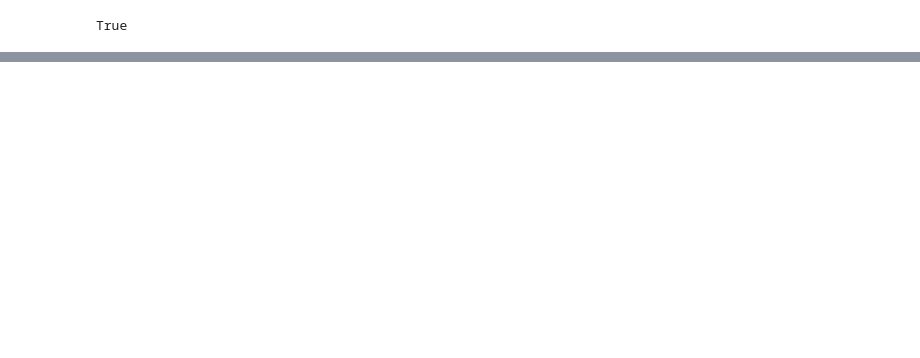
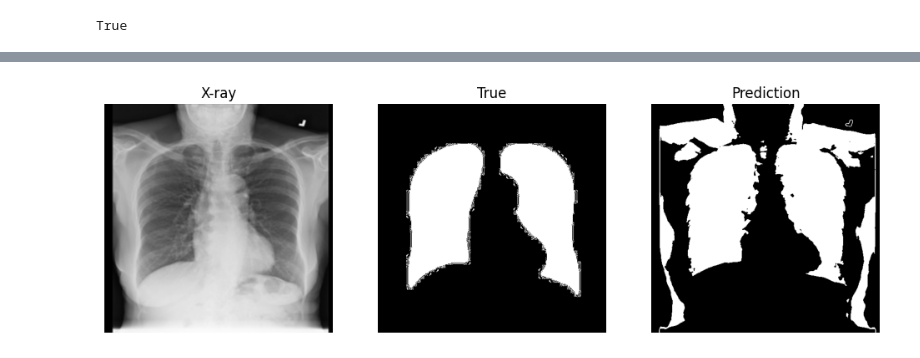
Before and after one commit to RaduTuodr/UNet_LungMask, a Jupyter notebook: u-net-model.ipynb, the cells around one changed output, grey strips where cells are left out. Cells and saved outputs as stored; diff of their text form; code cells hidden in the pictures; blank space fills up the shorter version.

```diff
--- a/u-net-model.ipynb
+++ b/u-net-model.ipynb
@@ -227,0 +236,36 @@ plt.show()
+# %%
+def load_threshold_result(image, threshold_low = 0.18, threshold_high = 0.6):
+    result = np.empty(shape=(512, 512, 1), dtype=np.float32)
+    for i in range(512):
+        for j in range(512):
+            if image[i][j][0] > threshold_low and image[i][j][0] < threshold_high:
+                result[i][j][0] = 1
+            else:
+                result[i][j][0] = 0
+    return result
+# %%
+y_pred = []
+for i in range(len(y_test)):
+    y_pred.append(load_threshold_result(X_test[i]))
+# %%
+i = 0 # random value
+plt.figure(figsize=(12,4))
+
+plt.subplot(1,3,1)
+plt.title("X-ray")
+plt.imshow(X_test[i].squeeze(), cmap="gray")
+plt.axis("off")
+
+plt.subplot(1,3,2)
+plt.title("True")
+plt.imshow(y_test[i].squeeze(), cmap="gray")
+plt.axis("off")
+
+plt.subplot(1,3,3)
+plt.title("Prediction")
+plt.imshow(y_pred[i].squeeze(), cmap="gray")
+plt.axis("off")
+
+plt.show()
+# %% [output]
+[figure, added]
```
Also changed, not shown: parts of 11 cells of this notebook.
